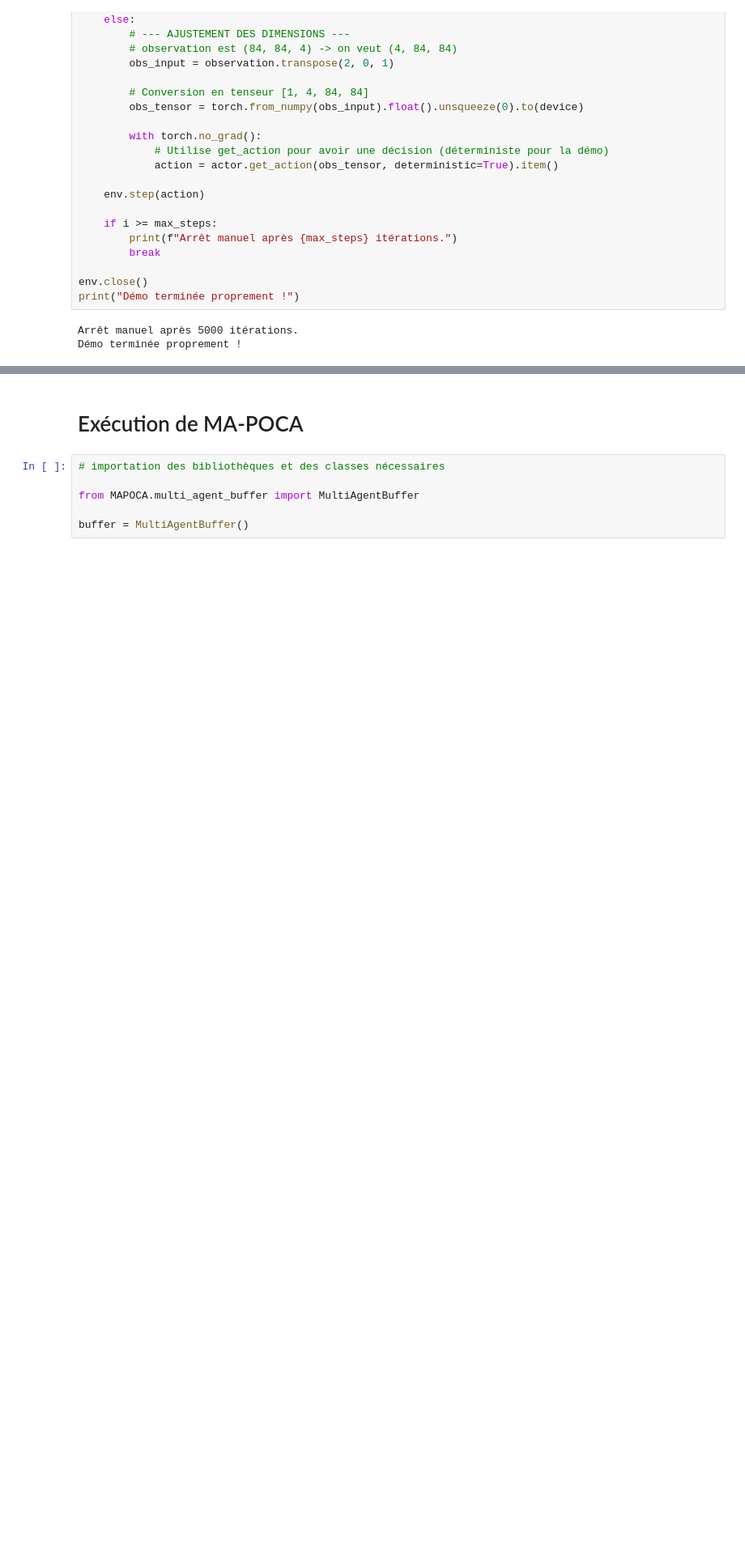
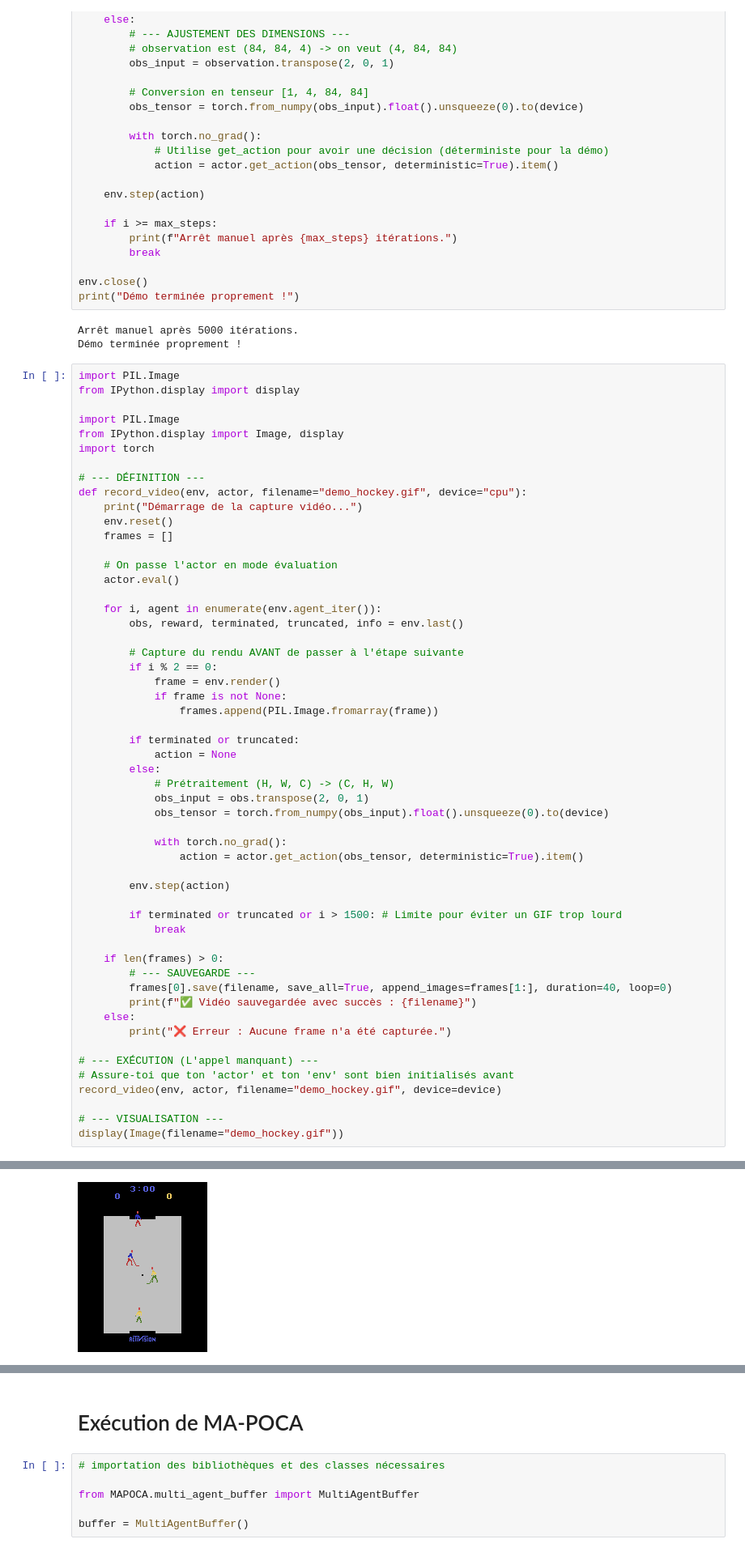
Before and after one commit to Arthur-14-75/Projet_PlanificationIA, a Jupyter notebook: download_game.ipynb, the cells around one changed output, grey strips where cells are left out. Shown at 81% size. Saved outputs shown, nothing was run; the diff lists cells and outputs as text; blank space fills up the shorter version.

```diff
--- a/download_game.ipynb
+++ b/download_game.ipynb
@@ -189,3 +136,58 @@ print("Démo terminée proprement !")
 # %% [output]
 Arrêt manuel après 5000 itérations.
 Démo terminée proprement !
+# %%
+import PIL.Image
+from IPython.display import display
+
+import PIL.Image
+from IPython.display import Image, display
+import torch
+
+# --- DÉFINITION ---
+def record_video(env, actor, filename="demo_hockey.gif", device="cpu"):
+    print("Démarrage de la capture vidéo...")
+    env.reset()
+    frames = []
+
+    # On passe l'actor en mode évaluation
+    actor.eval()
+
+    for i, agent in enumerate(env.agent_iter()):
+        obs, reward, terminated, truncated, info = env.last()
+
+        # Capture du rendu AVANT de passer à l'étape suivante
+        if i % 2 == 0:
+            frame = env.render()
+            if frame is not None:
+                frames.append(PIL.Image.fromarray(frame))
+
+        if terminated or truncated:
+            action = None
+        else:
+            # Prétraitement (H, W, C) -> (C, H, W)
+            obs_input = obs.transpose(2, 0, 1)
+            obs_tensor = torch.from_numpy(obs_input).float().unsqueeze(0).to(device)
+
+            with torch.no_grad():
+                action = actor.get_action(obs_tensor, deterministic=True).item()
+
+        env.step(action)
+
+        if terminated or truncated or i > 1500: # Limite pour éviter un GIF trop lourd
+            break
+
+    if len(frames) > 0:
+        # --- SAUVEGARDE ---
+        frames[0].save(filename, save_all=True, append_images=frames[1:], duration=40, loop=0)
+        print(f"✅ Vidéo sauvegardée avec succès : {filename}")
+    else:
+        print("❌ Erreur : Aucune frame n'a été capturée.")
+
+# --- EXÉCUTION (L'appel manquant) ---
+# Assure-toi que ton 'actor' et ton 'env' sont bien initialisés avant
+record_video(env, actor, filename="demo_hockey.gif", device=device)
+
+# --- VISUALISATION ---
+display(Image(filename="demo_hockey.gif"))
+# %% [output]
@@ -192,2 +196,3 @@ Démo terminée proprement !
+[figure, added]
 # %%
 ls
```
Also changed, not shown: parts of 20 cells of this notebook, 5 other files.
